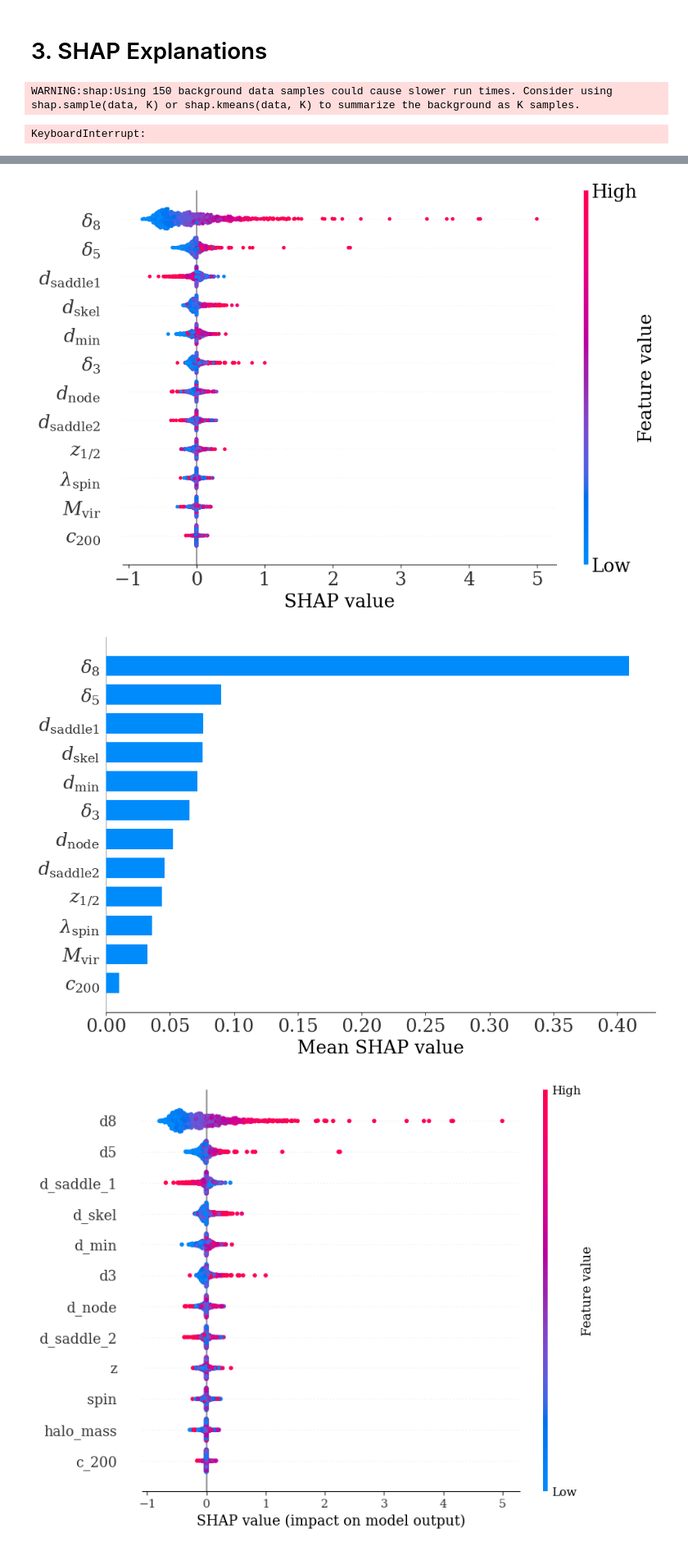
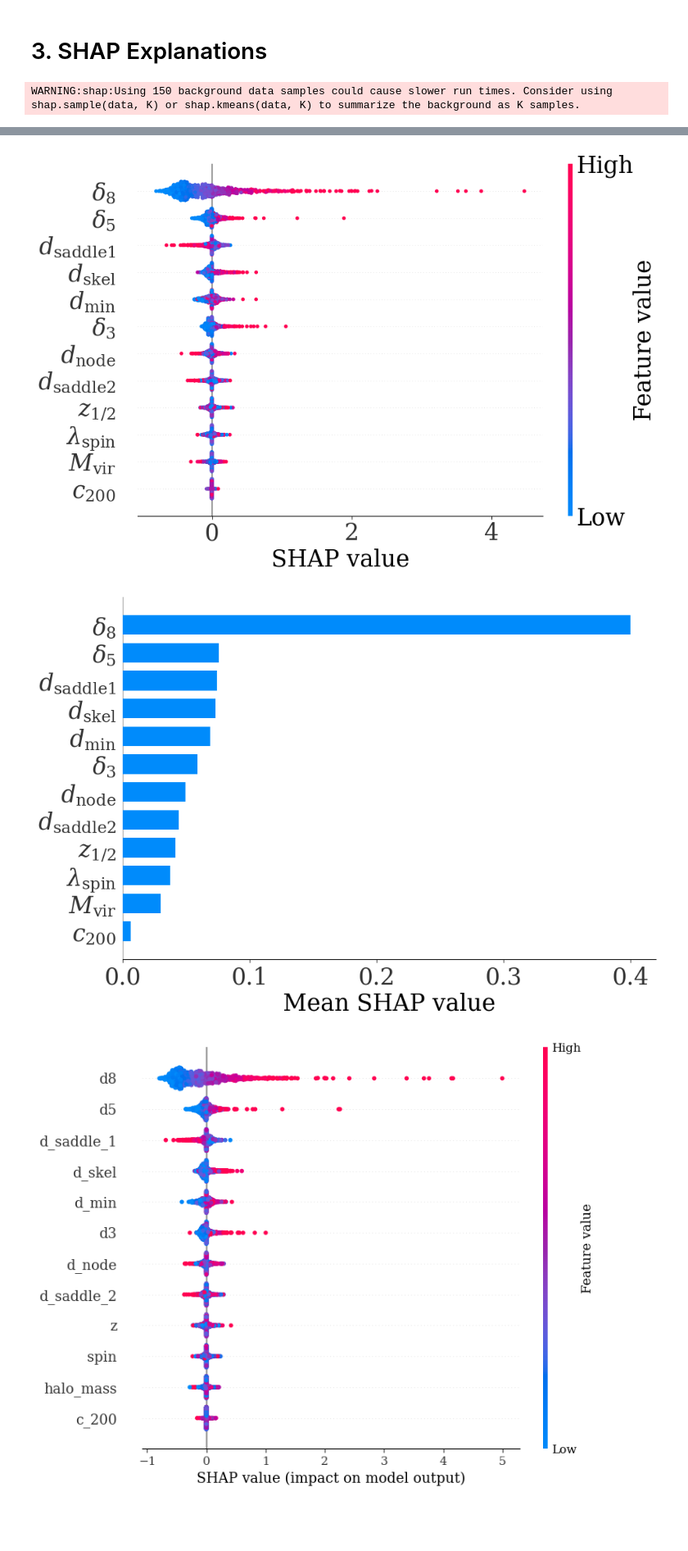
Before and after one commit to CrisCL20/Proyecto-XAI, a Jupyter notebook: notebooks/explanations.ipynb, the cells around one changed output, grey strips where cells are left out. Shown at 82% size. Drawn from its saved outputs; the diff is of its cells as text; code cells hidden in the pictures; blank space fills up the shorter version.

```diff
--- a/notebooks/explanations.ipynb
+++ b/notebooks/explanations.ipynb
@@ -114,25 +115,42 @@ X_background = X_train[background_idx]
 X_explain    = X_test[explain_idx]
 
 explainer   = shap.KernelExplainer(predict_for_shap, X_background)
-shap_values = explainer.shap_values(X_explain, nsamples=500)
+shap_values = explainer.shap_values(X_explain, nsamples=300)
 
 if isinstance(shap_values, list):
     shap_values = shap_values[0]
+'''
 
+rng = np.random.default_rng(seed)
+explain_idx = rng.choice(X_test.shape[0], size=1000, replace=False)
+X_explain   = X_test[explain_idx]
+
+# Background = media del training (un solo punto).
+# Alinea el contrafactual de KernelSHAP con el baseline de FaithfulnessEstimate,
+# ambos evalúan la desviación respecto a f(media de features).
+X_background = X_train.mean(axis=0, keepdims=True)  # (1, 12)
+
+explainer   = shap.KernelExplainer(predict_for_shap, X_background)
+shap_values = explainer.shap_values(X_explain, nsamples=180)
+if isinstance(shap_values, list):
+    shap_values = shap_values[0]
+
+print("shap_values:", shap_values.shape)
+print("background shape:", X_background.shape)
+'''
 features = ['halo_mass', 'd3', 'd5', 'd8', 'c_200', 'z', 'spin',
             'd_min', 'd_node', 'd_saddle_1', 'd_saddle_2', 'd_skel']
 # %% [output]
 WARNING:shap:Using 150 background data samples could cause slower run times. Consider using shap.sample(data, K) or shap.kmeans(data, K) to summarize the background as K samples.
-KeyboardInterrupt:
 # %%
 plt.rcParams.update({
     "font.family": "serif",
-    "font.size": 20,
-    "axes.labelsize": 20,
-    "axes.titlesize": 20,
-    "xtick.labelsize": 20,
-    "ytick.labelsize": 20,
-    "legend.fontsize": 20,
+    "font.size": 25,
+    "axes.labelsize": 25,
+    "axes.titlesize": 25,
+    "xtick.labelsize": 25,
+    "ytick.labelsize": 25,
+    "legend.fontsize": 25,
 })
 
 plt.rcParams["font.family"] = "DejaVu Serif"
@@ -167,15 +185,15 @@ shap.summary_plot(
 fig = plt.gcf()
 ax = plt.gca()
 
-ax.tick_params(axis='x', labelsize=20)
-ax.tick_params(axis='y', labelsize=20)
+ax.tick_params(axis='x', labelsize=25)
+ax.tick_params(axis='y', labelsize=25)
 
-plt.xlabel("SHAP value", fontsize=20)
+plt.xlabel("SHAP value", fontsize=25)
 
 # Colorbar
 cbar_ax = fig.axes[-1]
-cbar_ax.tick_params(labelsize=20)
-cbar_ax.set_ylabel("Feature value", fontsize=20)
+cbar_ax.tick_params(labelsize=25)
+cbar_ax.set_ylabel("Feature value", fontsize=25)
 
 plt.gcf().set_size_inches(10, 7)
 plt.tight_layout()
@@ -193,10 +211,10 @@ shap.summary_plot(
 
 ax = plt.gca()
 
-ax.tick_params(axis='x', labelsize=20)
-ax.tick_params(axis='y', labelsize=20)
+ax.tick_params(axis='x', labelsize=25)
+ax.tick_params(axis='y', labelsize=25)
 
-plt.xlabel("Mean SHAP value", fontsize=20)
+plt.xlabel("Mean SHAP value", fontsize=25)
 
 plt.gcf().set_size_inches(10, 7)
 plt.tight_layout()
@@ -208,5 +224,5 @@ WARNING:matplotlib.font_manager:findfont: Generic family 'cursive' not found bec
-[figure, old version]
+[figure, new version]
-[figure, old version]
+[figure, new version]
 # %%
 # Global feature importance — beeswarm
 plt.figure(figsize=(10, 6))
```
Also changed, not shown: parts of 7 cells of this notebook.
